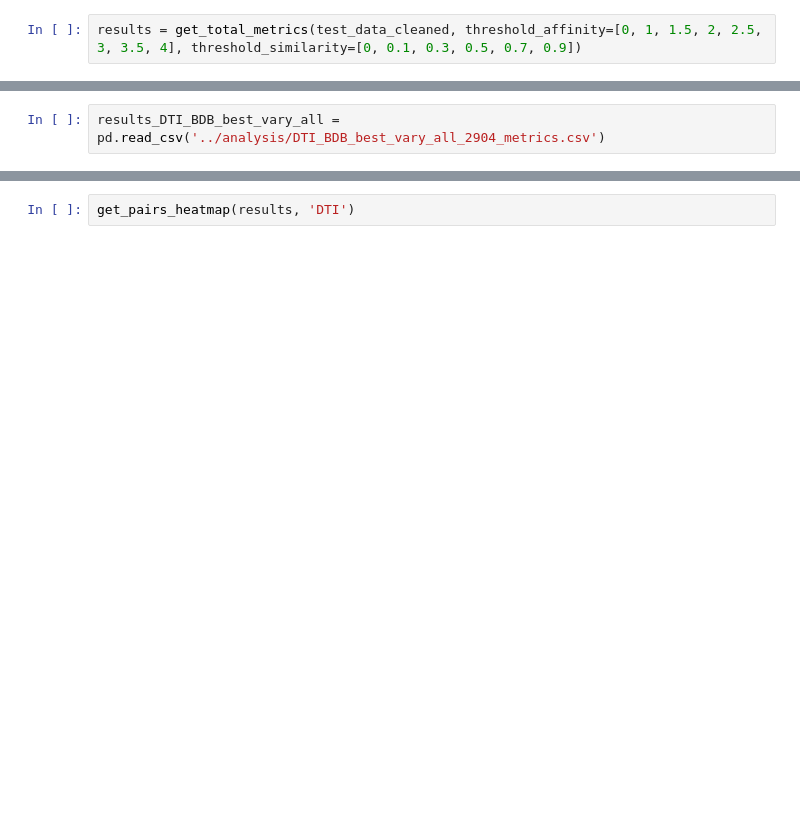
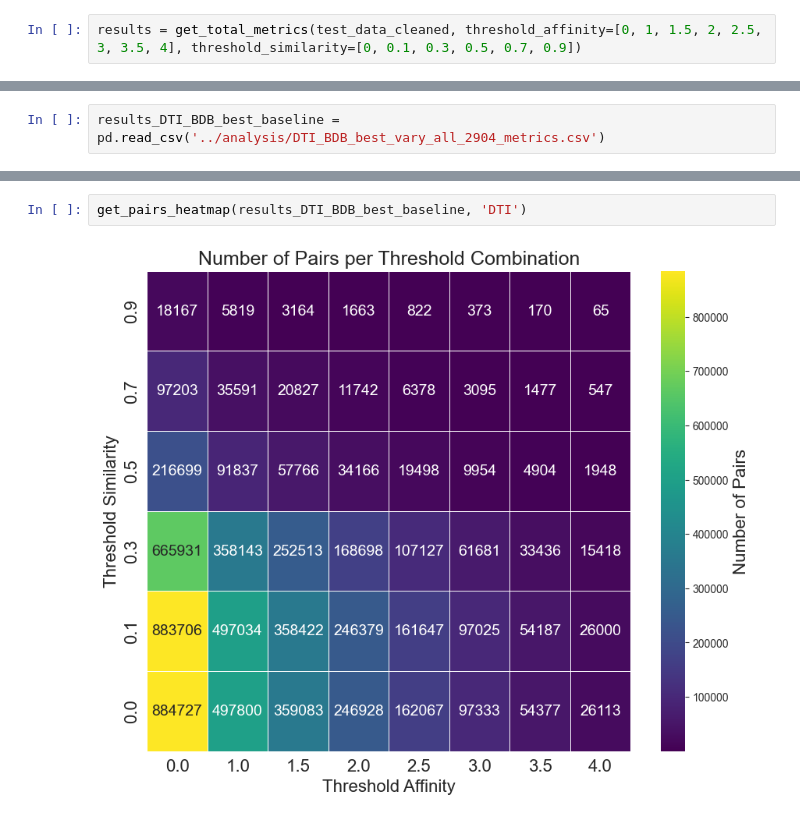
Before and after one commit to reginaib/AC-DTI, a Jupyter notebook: scripts/ds_bindingdb_postprocess.ipynb, the cells around one changed output, grey strips where cells are left out. Drawn from its saved outputs; the diff is of its cells as text; blank space fills up the shorter version.

Commit message:
improved heatmaps fixed files

```diff
--- a/scripts/ds_bindingdb_postprocess.ipynb
+++ b/scripts/ds_bindingdb_postprocess.ipynb
@@ -32,2 +37,2 @@ results.to_csv('../analysis/DTI_BDB_tl_nf_d_enc_KIBA_best_3004_metrics.csv', ind
 # %%
-results_DTI_BDB_best_vary_all = pd.read_csv('../analysis/DTI_BDB_best_vary_all_2904_metrics.csv')
+results_DTI_BDB_best_baseline = pd.read_csv('../analysis/DTI_BDB_best_vary_all_2904_metrics.csv')
@@ -34,3 +48,5 @@ results_DTI_BDB_best_vary_all = pd.read_csv('../analysis/DTI_BDB_best_vary_all_2
 # %%
-get_pairs_heatmap(results, 'DTI')
+get_pairs_heatmap(results_DTI_BDB_best_baseline, 'DTI')
+# %% [output]
+[figure, added]
 # %%
```
Also changed, not shown: parts of 25 cells of this notebook, 16 other files.
